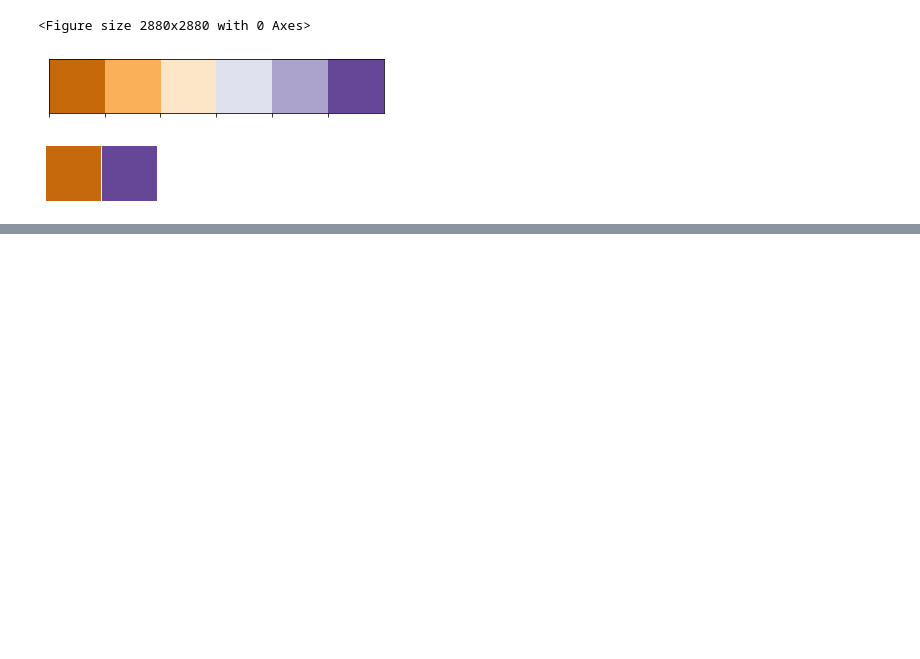
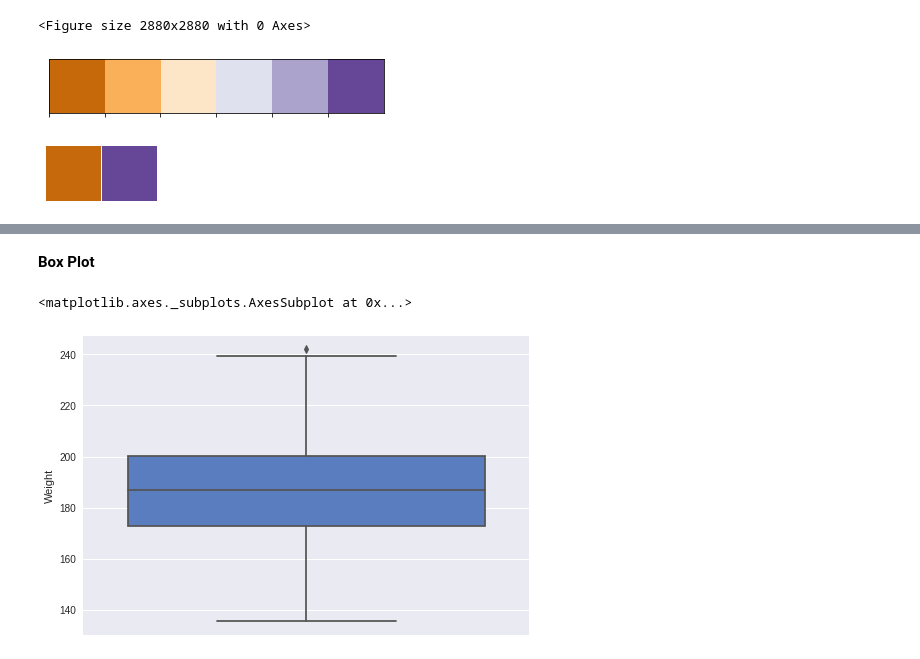
Before and after one commit to SaiVamshiKatkuri/MLnow_2.0, a Jupyter notebook: 3_2_Univariate.ipynb, the cells around one changed output, grey strips where cells are left out. Drawn from its saved outputs; the diff is of its cells as text; code cells hidden in the pictures; blank space fills up the shorter version.

```diff
--- a/3_2_Univariate.ipynb
+++ b/3_2_Univariate.ipynb
@@ -172,0 +161,8 @@ sns.pairplot(dataset,x_vars=['Height','Weight'],y_vars=['Height','Weight'],diag_
+# %% [markdown]
+**Box Plot**
+# %%
+
+sns.boxplot(y=dataset['Weight'],palette='muted')
+# %% [output]
+<matplotlib.axes._subplots.AxesSubplot at 0x...>
+[figure, added]
```
Also changed, not shown: parts of 54 cells of this notebook.
